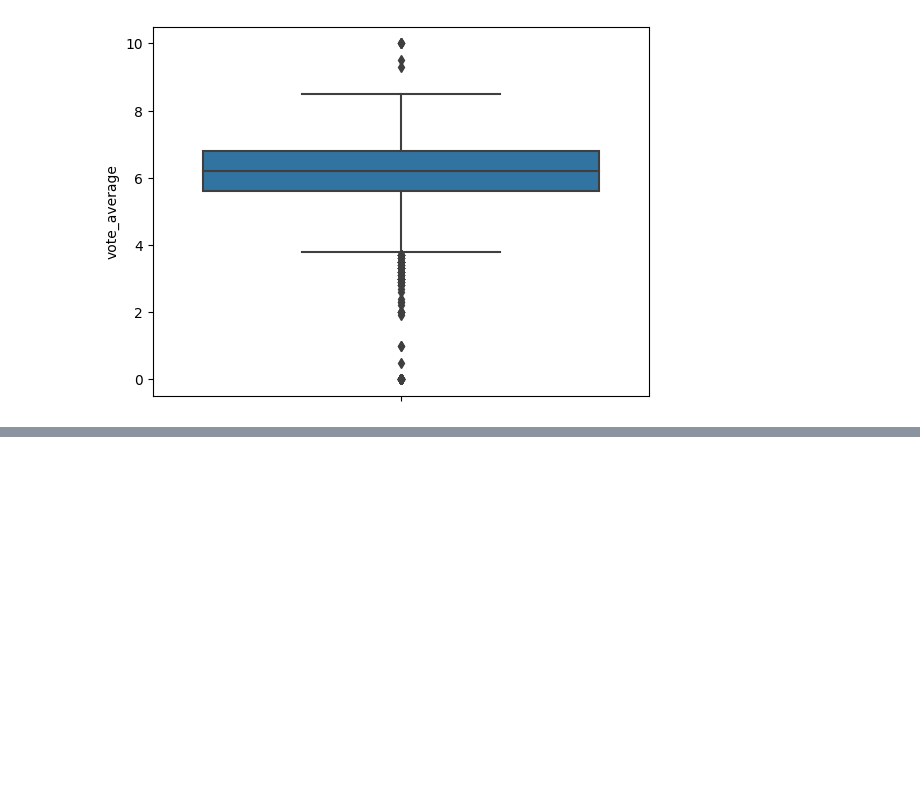
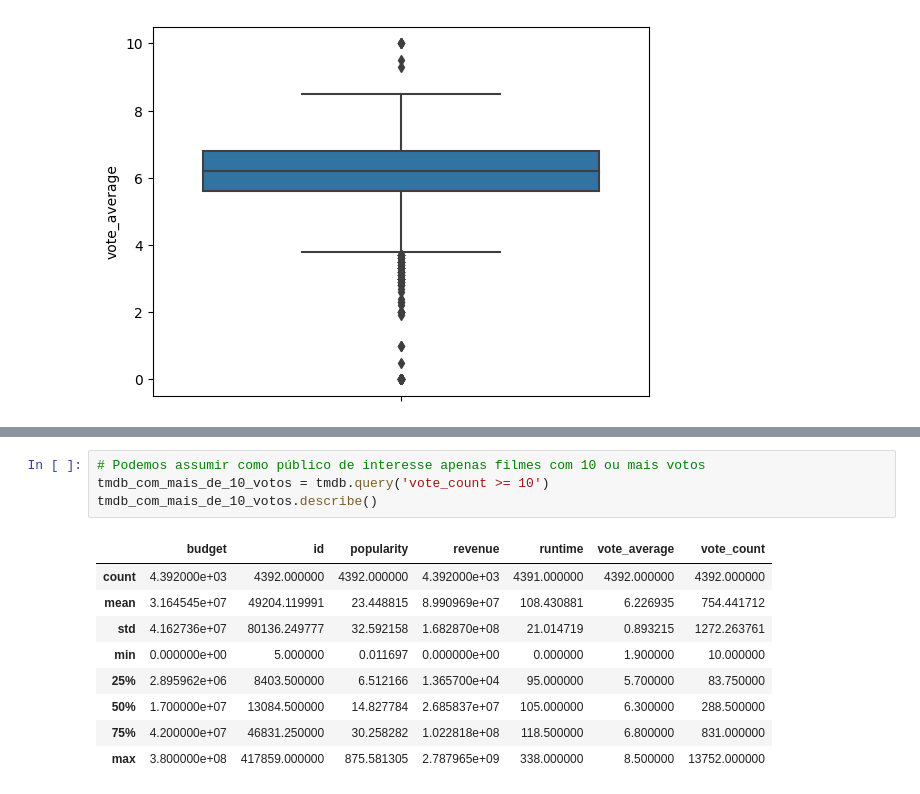
Before and after one commit to fcardosoo/Alura-011-Data-Science-testes-estat-sticos-com-Python, a Jupyter notebook: Data-science-Introducao-a-testes.ipynb, the cells around one changed output, grey strips where cells are left out. Saved outputs shown, nothing was run; the diff lists cells and outputs as text; blank space fills up the shorter version.

```diff
--- a/Data-science-Introducao-a-testes.ipynb
+++ b/Data-science-Introducao-a-testes.ipynb
@@ -55,0 +67,14 @@ tmdb.query('vote_average == 0')
+# %%
+# Podemos assumir como público de interesse apenas filmes com 10 ou mais votos
+tmdb_com_mais_de_10_votos = tmdb.query('vote_count >= 10')
+tmdb_com_mais_de_10_votos.describe()
+# %% [output]
+|  | budget | id | popularity | revenue | runtime | vote_average | vote_count |
+| count | 4.392000e+03 | 4392.000000 | 4392.000000 | 4.392000e+03 | 4391.000000 | 4392.000000 | 4392.000000 |
+| mean | 3.164545e+07 | 49204.119991 | 23.448815 | 8.990969e+07 | 108.430881 | 6.226935 | 754.441712 |
+| std | 4.162736e+07 | 80136.249777 | 32.592158 | 1.682870e+08 | 21.014719 | 0.893215 | 1272.263761 |
+| min | 0.000000e+00 | 5.000000 | 0.011697 | 0.000000e+00 | 0.000000 | 1.900000 | 10.000000 |
+| 25% | 2.895962e+06 | 8403.500000 | 6.512166 | 1.365700e+04 | 95.000000 | 5.700000 | 83.750000 |
+| 50% | 1.700000e+07 | 13084.500000 | 14.827784 | 2.685837e+07 | 105.000000 | 6.300000 | 288.500000 |
+| 75% | 4.200000e+07 | 46831.250000 | 30.258282 | 1.022818e+08 | 118.500000 | 6.800000 | 831.000000 |
+| max | 3.800000e+08 | 417859.000000 | 875.581305 | 2.787965e+09 | 338.000000 | 8.500000 | 13752.000000 |
```
Also changed, not shown: parts of 3 cells of this notebook.
